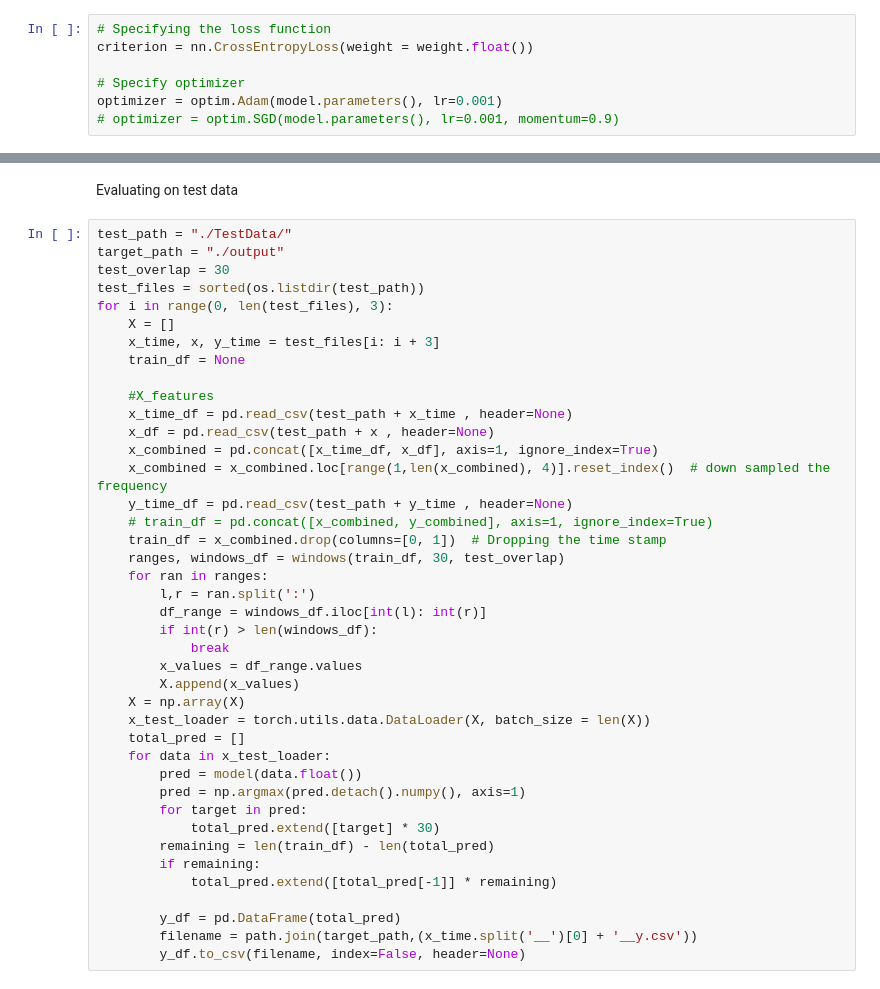
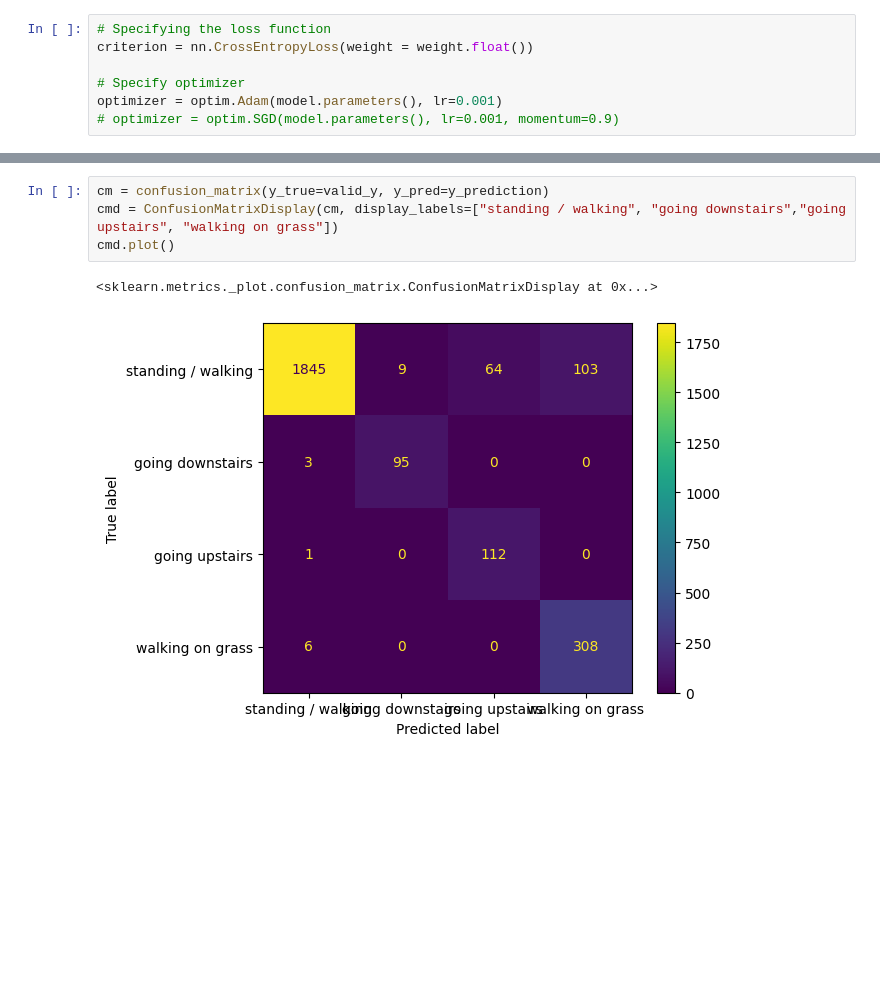
Before and after one commit to srujanponnur/terrain_prediction, a Jupyter notebook: CNN_window.ipynb, the cells around one changed output, grey strips where cells are left out. Saved outputs shown, nothing was run; the diff lists cells and outputs as text; blank space fills up the shorter version.

```diff
--- a/CNN_window.ipynb
+++ b/CNN_window.ipynb
@@ -393,43 +563,7 @@ print(confusion_matrix(y_true=valid_y, y_pred=y_prediction))
-# %% [markdown]
-Evaluating on test data
-# %%
-test_path = "./TestData/"
-target_path = "./output"
-test_overlap = 30
-test_files = sorted(os.listdir(test_path))
-for i in range(0, len(test_files), 3):
-    X = []
-    x_time, x, y_time = test_files[i: i + 3]
-    train_df = None
-
-    #X_features
-    x_time_df = pd.read_csv(test_path + x_time , header=None)
-    x_df = pd.read_csv(test_path + x , header=None)
-    x_combined = pd.concat([x_time_df, x_df], axis=1, ignore_index=True)
-    x_combined = x_combined.loc[range(1,len(x_combined), 4)].reset_index()  # down sampled the frequency
-    y_time_df = pd.read_csv(test_path + y_time , header=None)
-    # train_df = pd.concat([x_combined, y_combined], axis=1, ignore_index=True)
-    train_df = x_combined.drop(columns=[0, 1])  # Dropping the time stamp
-    ranges, windows_df = windows(train_df, 30, test_overlap)
-    for ran in ranges:
-        l,r = ran.split(':')
-        df_range = windows_df.iloc[int(l): int(r)]
-        if int(r) > len(windows_df):
-            break
-        x_values = df_range.values
-        X.append(x_values)
-    X = np.array(X)
-    x_test_loader = torch.utils.data.DataLoader(X, batch_size = len(X))
-    total_pred = []
-    for data in x_test_loader:
-        pred = model(data.float())
-        pred = np.argmax(pred.detach().numpy(), axis=1)
-        for target in pred:
-            total_pred.extend([target] * 30)
-        remaining = len(train_df) - len(total_pred)
-        if remaining:
-            total_pred.extend([total_pred[-1]] * remaining)
-
-        y_df = pd.DataFrame(total_pred)
-        filename = path.join(target_path,(x_time.split('__')[0] + '__y.csv'))
-        y_df.to_csv(filename, index=False, header=None)
+# %%
+cm = confusion_matrix(y_true=valid_y, y_pred=y_prediction)
+cmd = ConfusionMatrixDisplay(cm, display_labels=["standing / walking", "going downstairs","going upstairs", "walking on grass"])
+cmd.plot()
+# %% [output]
+<sklearn.metrics._plot.confusion_matrix.ConfusionMatrixDisplay at 0x...>
+[figure, added]
```
Also changed, not shown: parts of 43 cells of this notebook, 13 other files.
